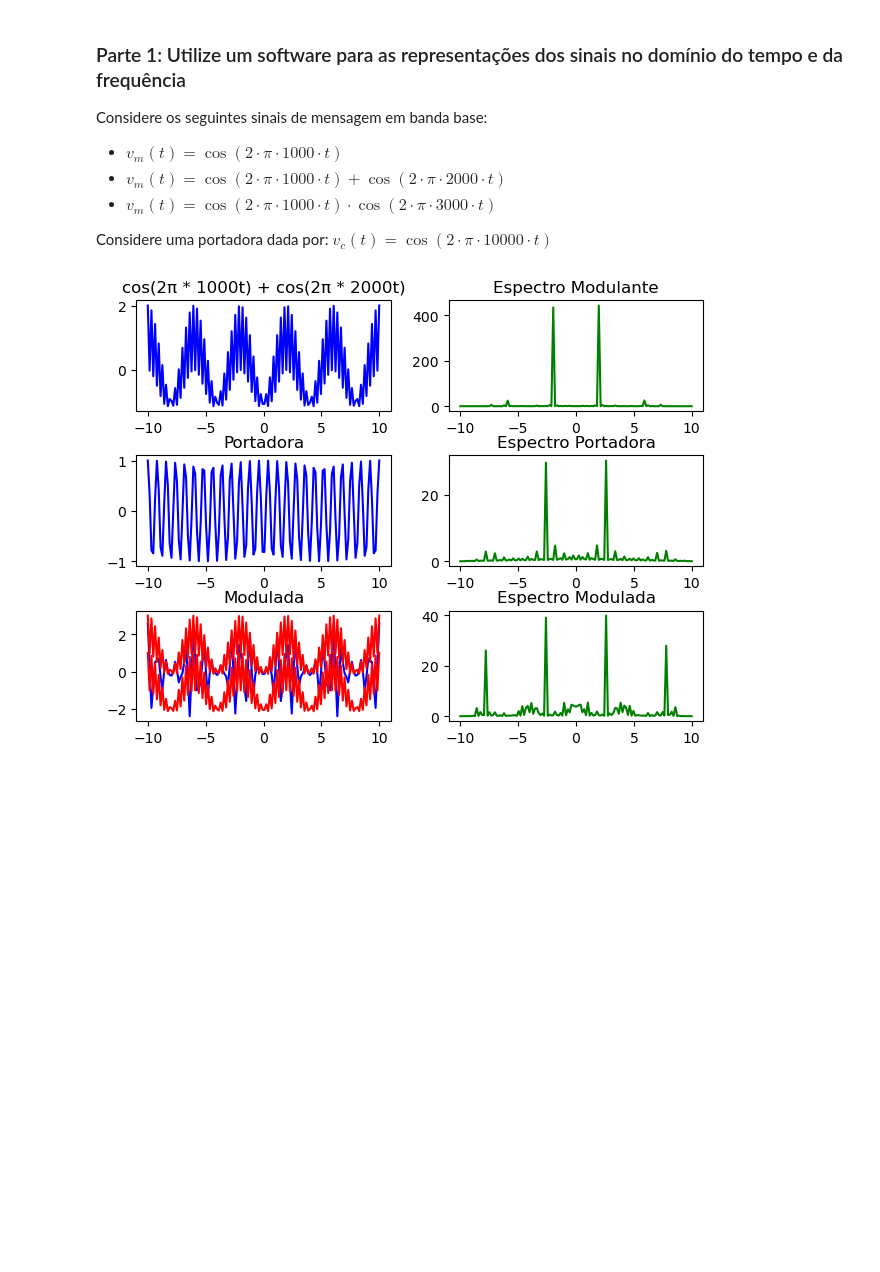
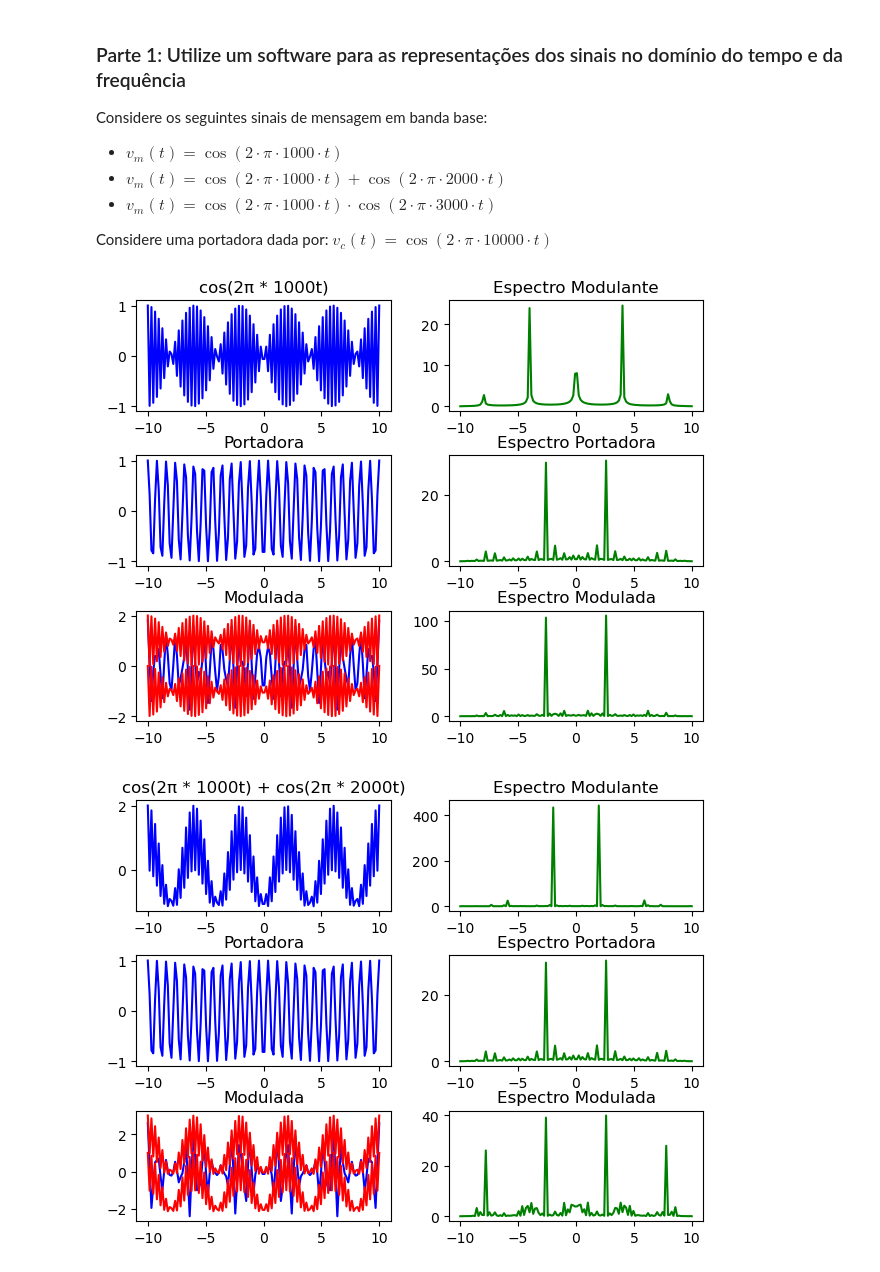
Before and after one commit to rabispedro/principios-de-comunicacao, a Jupyter notebook: trabalho01.ipynb, the cells around one changed output. Drawn from its saved outputs; the diff is of its cells as text; code cells hidden in the pictures; blank space fills up the shorter version.

```diff
--- a/trabalho01.ipynb
+++ b/trabalho01.ipynb
@@ -13,6 +13,39 @@ import matplotlib.pyplot as plt
 import numpy as np
 
 mi = 0.8
+# %%
+function = lambda t : np.cos(2 * np.pi * 1000 * t)
+carrier = lambda t : np.cos(2 * np.pi * 10000 * t)
+samples = 128
+t = np.linspace(-10, 10, samples)
+
+fig, ax = plt.subplots(3, 2)
+
+fig.tight_layout()
+
+ax[0][0].set_title("cos(2π * 1000t)")
+ax[0][0].plot(t, function(t), color="blue")
+
+ax[0][1].set_title("Espectro Modulante")
+ax[0][1].plot(t, np.abs(np.fft.fftfreq(samples, function(t))), color="green")
+
+ax[1][0].set_title("Portadora")
+ax[1][0].plot(t, carrier(t), color="blue")
+
+ax[1][1].set_title("Espectro Portadora")
+ax[1][1].plot(t, np.abs(np.fft.fftfreq(samples, carrier(t))), color="green")
+
+ax[2][0].set_title("Modulada")
+ax[2][0].plot(t, (1 + mi * function(t)) * carrier(t), color="blue")
+ax[2][0].plot(t, (function(t) + 1), color="red")
+ax[2][0].plot(t, (function(t) - 1), color="red")
+
+ax[2][1].set_title("Espectro Modulada")
+ax[2][1].plot(t, np.abs(np.fft.fftfreq(samples, (1 + mi * function(t)) * carrier(t))), color="green")
+
+plt.show()
+# %% [output]
+[figure, added]
 # %%
 function = lambda t : np.cos(2 * np.pi * 1000 * t) + np.cos(2 * np.pi * 2000 * t)
 carrier = lambda t : np.cos(2 * np.pi * 10000 * t)
```
